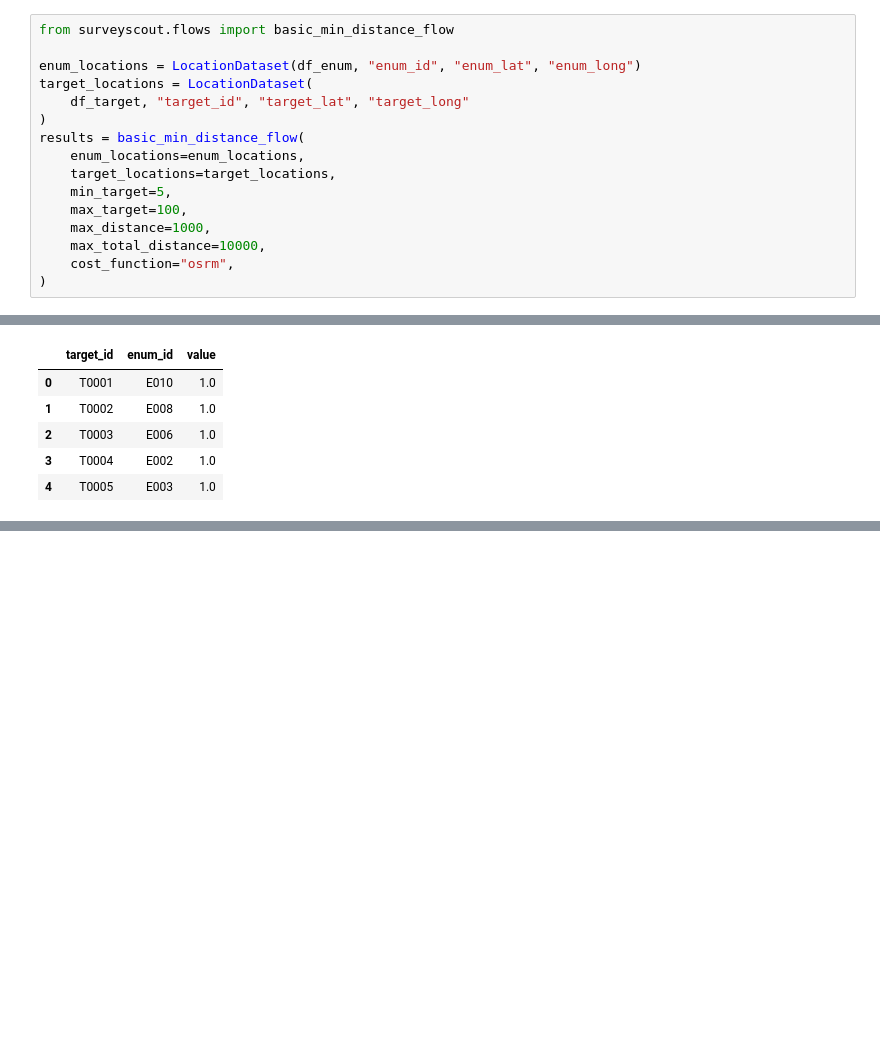
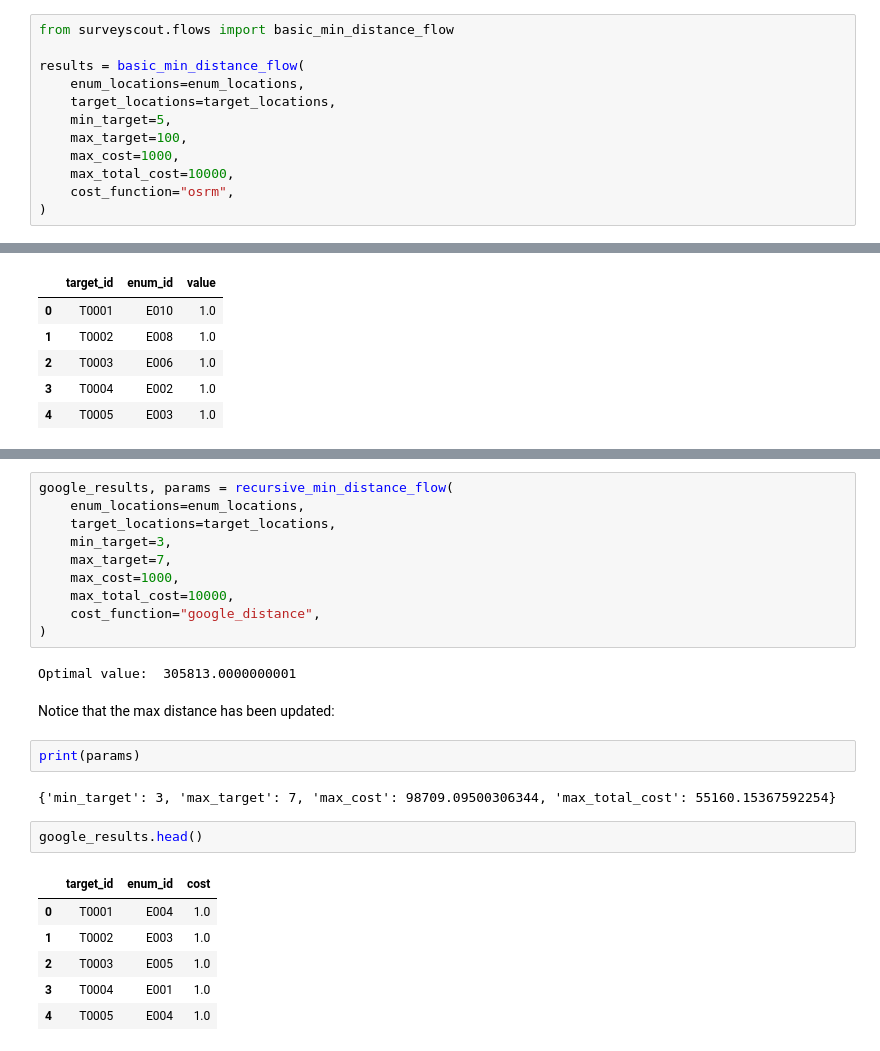
Before and after one commit to IDinsight/surveyscout, a Jupyter notebook: example_pipeline.ipynb, the cells around one changed output, grey strips where cells are left out. Cells and saved outputs as stored; diff of their text form; blank space fills up the shorter version.

```diff
--- a/example_pipeline.ipynb
+++ b/example_pipeline.ipynb
@@ -172,17 +313,13 @@ export OSRM_URL=<your OSRM endpoint>
 # %%
 from surveyscout.flows import basic_min_distance_flow
 
-enum_locations = LocationDataset(df_enum, "enum_id", "enum_lat", "enum_long")
-target_locations = LocationDataset(
-    df_target, "target_id", "target_lat", "target_long"
-)
 results = basic_min_distance_flow(
     enum_locations=enum_locations,
     target_locations=target_locations,
     min_target=5,
     max_target=100,
-    max_distance=1000,
-    max_total_distance=10000,
+    max_cost=1000,
+    max_total_cost=10000,
     cost_function="osrm",
 )
 # %% [output]
@@ -230,0 +376,27 @@ results_df.head()
+# %%
+google_results, params = recursive_min_distance_flow(
+    enum_locations=enum_locations,
+    target_locations=target_locations,
+    min_target=3,
+    max_target=7,
+    max_cost=1000,
+    max_total_cost=10000,
+    cost_function="google_distance",
+)
+# %% [output]
+Optimal value:  305813.0000000001
+# %% [markdown]
+Notice that the max distance has been updated:
+# %%
+print(params)
+# %% [output]
+{'min_target': 3, 'max_target': 7, 'max_cost': 98709.09500306344, 'max_total_cost': 55160.15367592254}
+# %%
+google_results.head()
+# %% [output]
+|  | target_id | enum_id | cost |
+| 0 | T0001 | E004 | 1.0 |
+| 1 | T0002 | E003 | 1.0 |
+| 2 | T0003 | E005 | 1.0 |
+| 3 | T0004 | E001 | 1.0 |
+| 4 | T0005 | E004 | 1.0 |
```
Also changed, not shown: parts of 27 cells of this notebook, 2 other files.
